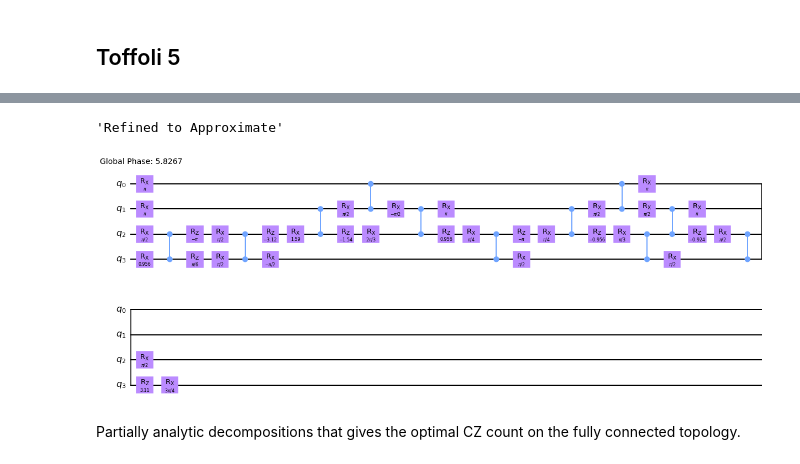
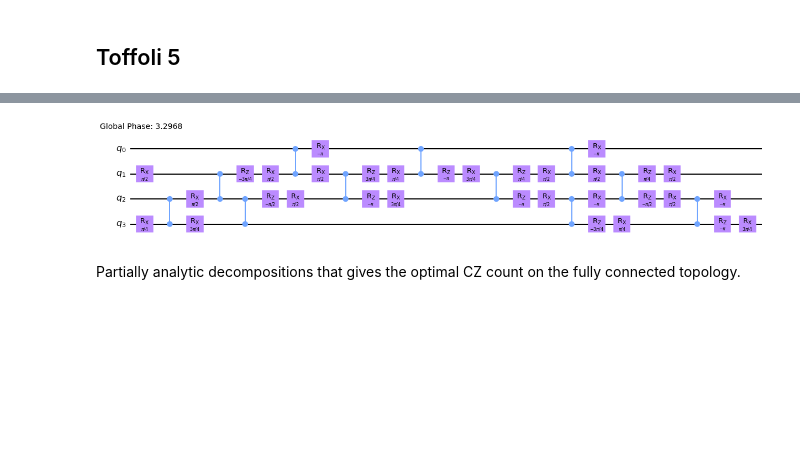
Before and after one commit to idnm/cpflow, a Jupyter notebook: paper/peppar.ipynb, the cells around one changed output, grey strips where cells are left out. Cells and saved outputs as stored; diff of their text form; code cells hidden in the pictures; blank space fills up the shorter version.

```diff
--- a/paper/peppar.ipynb
+++ b/paper/peppar.ipynb
@@ -495,3 +503,12 @@ d.circuit.draw(output='mpl')
 [figure]
 # %%
 results = Results.load('results/toff4_relative_chain')
+d = results.decompositions[2]
+d.refine()
+print(d)
+qc_toff4_relative = d.circuit
+g_toff4_relative = qc_toff4_relative.reverse_bits().to_instruction(label='RT4')
+g_toff4_relative.name = 'RT4'
+
+qc_toff4_relative.draw(output='mpl')
+# %% [output]
@@ -498,10 +516,2 @@ results = Results.load('results/toff4_relative_chain')
+[figure, added]
-# %%
-d = results.decompositions[-1]
-d.refine()
-# %% [output]
-'Refined to Approximate'
-# %%
-d.circuit.draw(output='mpl')
-# %% [output]
-[figure, removed]
 # %%
```
Also changed, not shown: parts of 19 cells of this notebook, 1 other file.
